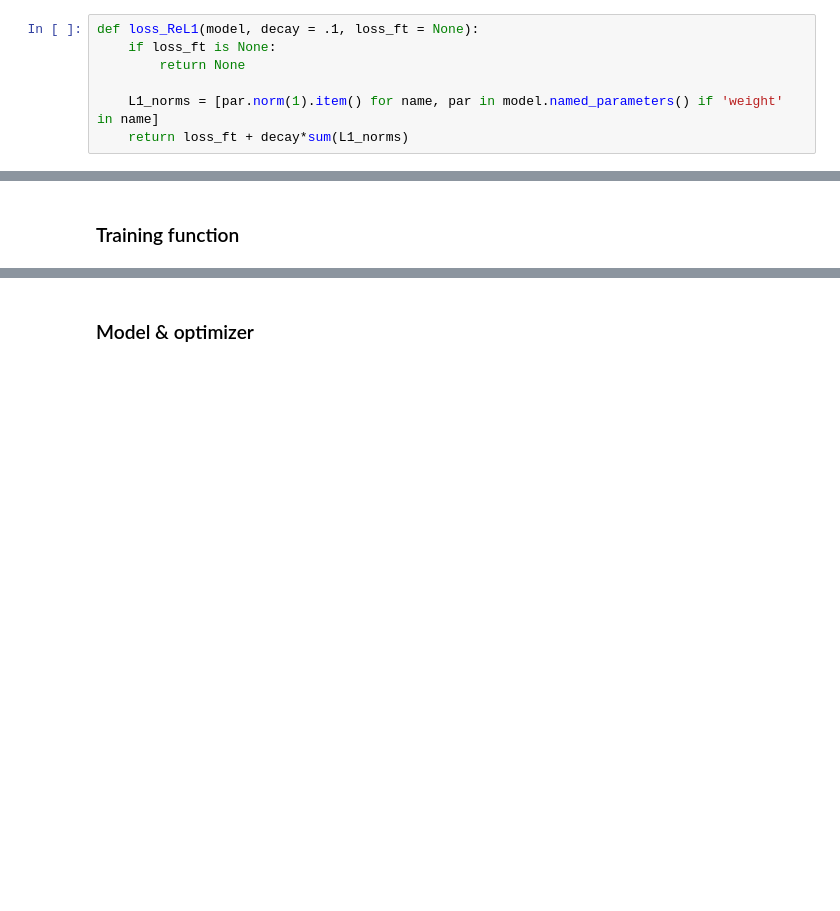
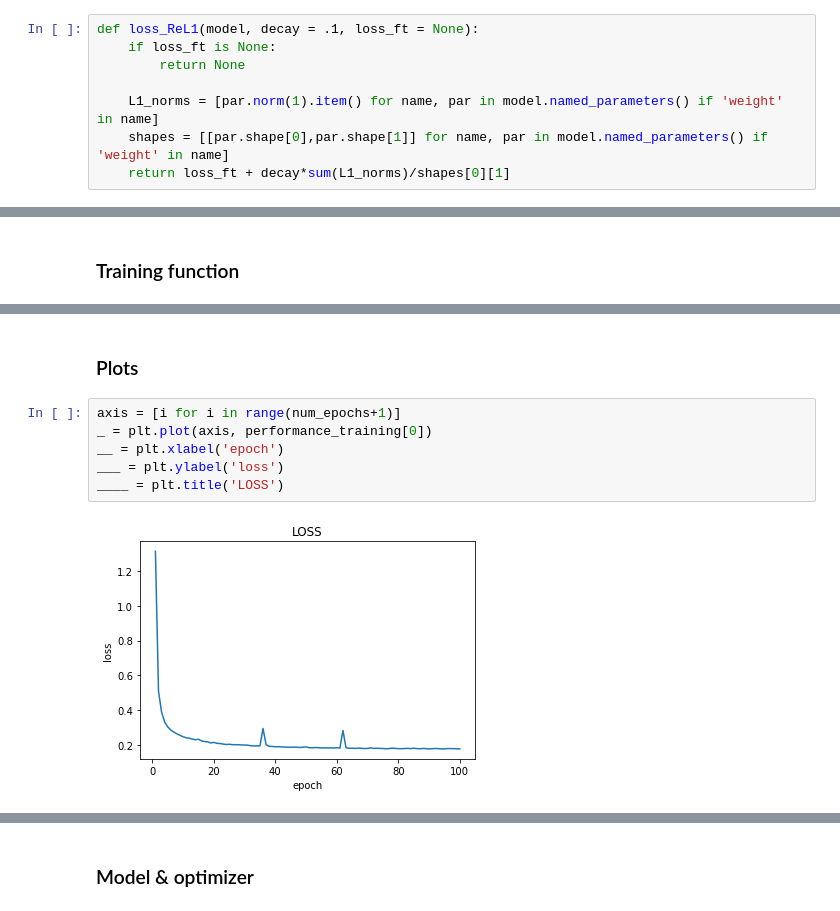
Before and after one commit to marcosicklinger/deep_learning, a Jupyter notebook: homework_3/homework_3.ipynb, the cells around one changed output, grey strips where cells are left out. Drawn from its saved outputs; the diff is of its cells as text; blank space fills up the shorter version.

```diff
--- a/homework_3/homework_3.ipynb
+++ b/homework_3/homework_3.ipynb
@@ -81,7 +81,8 @@ def loss_ReL1(model, decay = .1, loss_ft = None):
         return None
 
     L1_norms = [par.norm(1).item() for name, par in model.named_parameters() if 'weight' in name]
-    return loss_ft + decay*sum(L1_norms)
+    shapes = [[par.shape[0],par.shape[1]] for name, par in model.named_parameters() if 'weight' in name]
+    return loss_ft + decay*sum(L1_norms)/shapes[0][1]
 # %% [markdown]
 A word of caution: if the user who implements the `model` names every layer with labels containing the word "weight", the function ends up adding also the biases' norms to the regularization term.
 # %% [markdown]
@@ -119,0 +149,10 @@ def training_L1reg(model, criterion, optimizer, trainloader, validloader, epochs
+# %% [markdown]
+### Plots
+# %%
+axis = [i for i in range(num_epochs+1)]
+_ = plt.plot(axis, performance_training[0])
+__ = plt.xlabel('epoch')
+___ = plt.ylabel('loss')
+____ = plt.title('LOSS')
+# %% [output]
+[figure, added]
```
Also changed, not shown: parts of 30 cells of this notebook, 4 other files.
